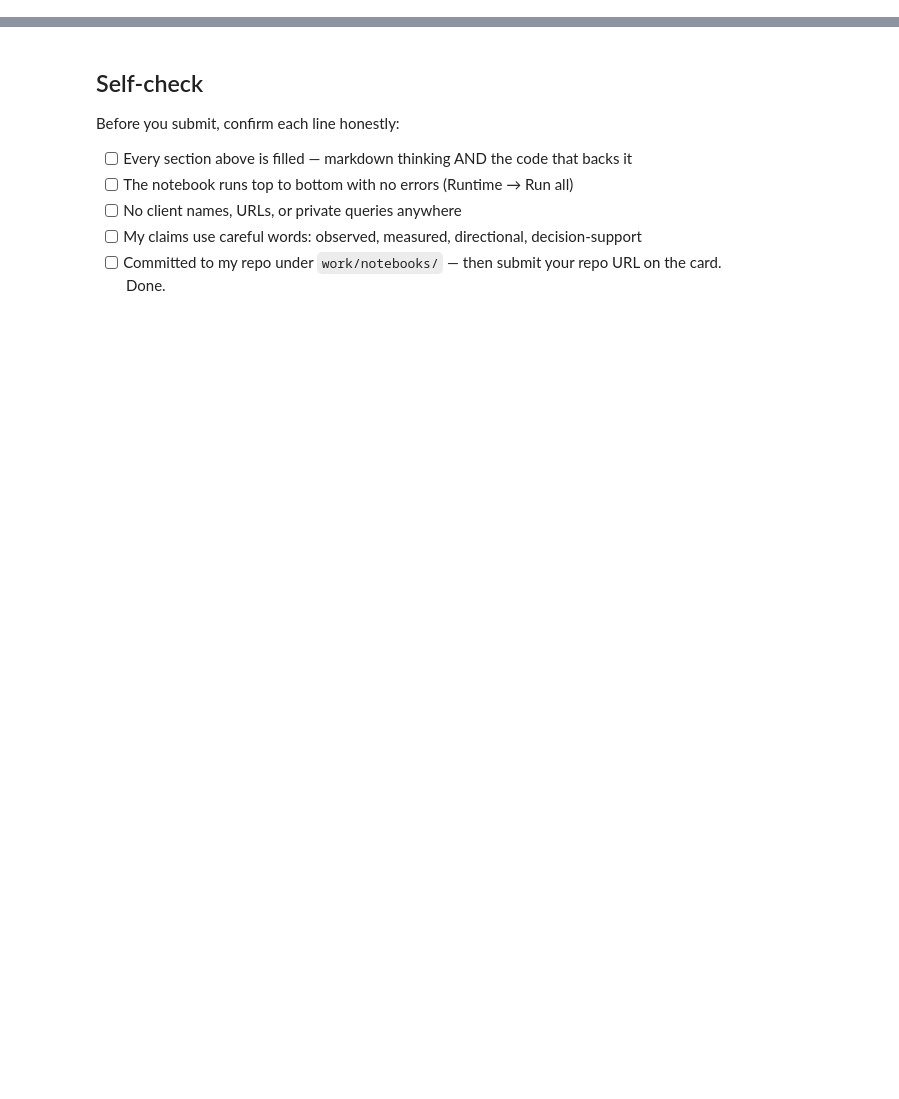
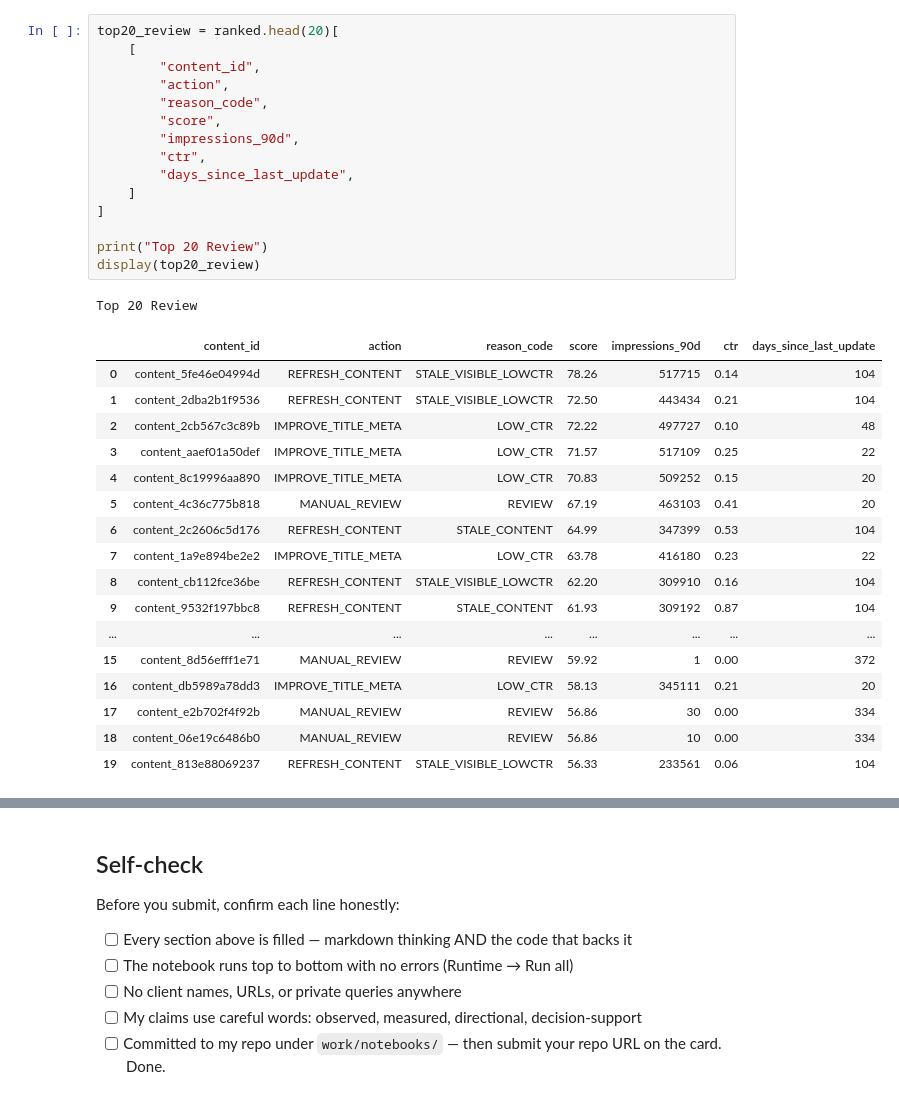
Before and after one commit to samana-gillani/flyrank-ml-internship, a Jupyter notebook: work/notebooks/w04_baseline_score.ipynb, the cells around one changed output, grey strips where cells are left out. Drawn from its saved outputs; the diff is of its cells as text; blank space fills up the shorter version.

```diff
--- a/work/notebooks/w04_baseline_score.ipynb
+++ b/work/notebooks/w04_baseline_score.ipynb
@@ -36,0 +402,34 @@ This skeleton is yours to fill. Work the sections **in order** — each one has
+# %%
+top20_review = ranked.head(20)[
+    [
+        "content_id",
+        "action",
+        "reason_code",
+        "score",
+        "impressions_90d",
+        "ctr",
+        "days_since_last_update",
+    ]
+]
+
+print("Top 20 Review")
+display(top20_review)
+# %% [output]
+Top 20 Review
+|  | content_id | action | reason_code | score | impressions_90d | ctr | days_since_last_update |
+| 0 | content_5fe46e04994d | REFRESH_CONTENT | STALE_VISIBLE_LOWCTR | 78.26 | 517715 | 0.14 | 104 |
+| 1 | content_2dba2b1f9536 | REFRESH_CONTENT | STALE_VISIBLE_LOWCTR | 72.50 | 443434 | 0.21 | 104 |
+| 2 | content_2cb567c3c89b | IMPROVE_TITLE_META | LOW_CTR | 72.22 | 497727 | 0.10 | 48 |
+| 3 | content_aaef01a50def | IMPROVE_TITLE_META | LOW_CTR | 71.57 | 517109 | 0.25 | 22 |
+| 4 | content_8c19996aa890 | IMPROVE_TITLE_META | LOW_CTR | 70.83 | 509252 | 0.15 | 20 |
+| 5 | content_4c36c775b818 | MANUAL_REVIEW | REVIEW | 67.19 | 463103 | 0.41 | 20 |
+| 6 | content_2c2606c5d176 | REFRESH_CONTENT | STALE_CONTENT | 64.99 | 347399 | 0.53 | 104 |
+| 7 | content_1a9e894be2e2 | IMPROVE_TITLE_META | LOW_CTR | 63.78 | 416180 | 0.23 | 22 |
+| 8 | content_cb112fce36be | REFRESH_CONTENT | STALE_VISIBLE_LOWCTR | 62.20 | 309910 | 0.16 | 104 |
+| 9 | content_9532f197bbc8 | REFRESH_CONTENT | STALE_CONTENT | 61.93 | 309192 | 0.87 | 104 |
+| ... | ... | ... | ... | ... | ... | ... | ... |
+| 15 | content_8d56efff1e71 | MANUAL_REVIEW | REVIEW | 59.92 | 1 | 0.00 | 372 |
+| 16 | content_db5989a78dd3 | IMPROVE_TITLE_META | LOW_CTR | 58.13 | 345111 | 0.21 | 20 |
+| 17 | content_e2b702f4f92b | MANUAL_REVIEW | REVIEW | 56.86 | 30 | 0.00 | 334 |
+| 18 | content_06e19c6486b0 | MANUAL_REVIEW | REVIEW | 56.86 | 10 | 0.00 | 334 |
+| 19 | content_813e88069237 | REFRESH_CONTENT | STALE_VISIBLE_LOWCTR | 56.33 | 233561 | 0.06 | 104 |
```
Also changed, not shown: parts of 19 cells of this notebook.
